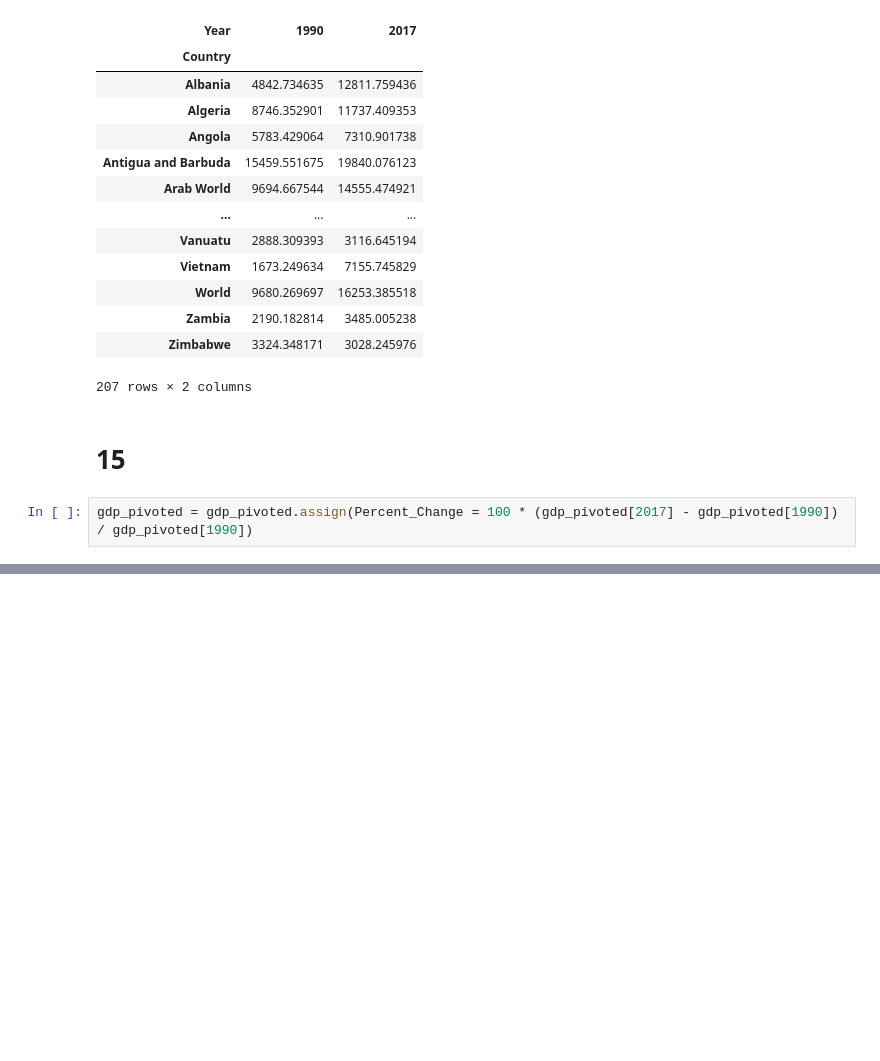
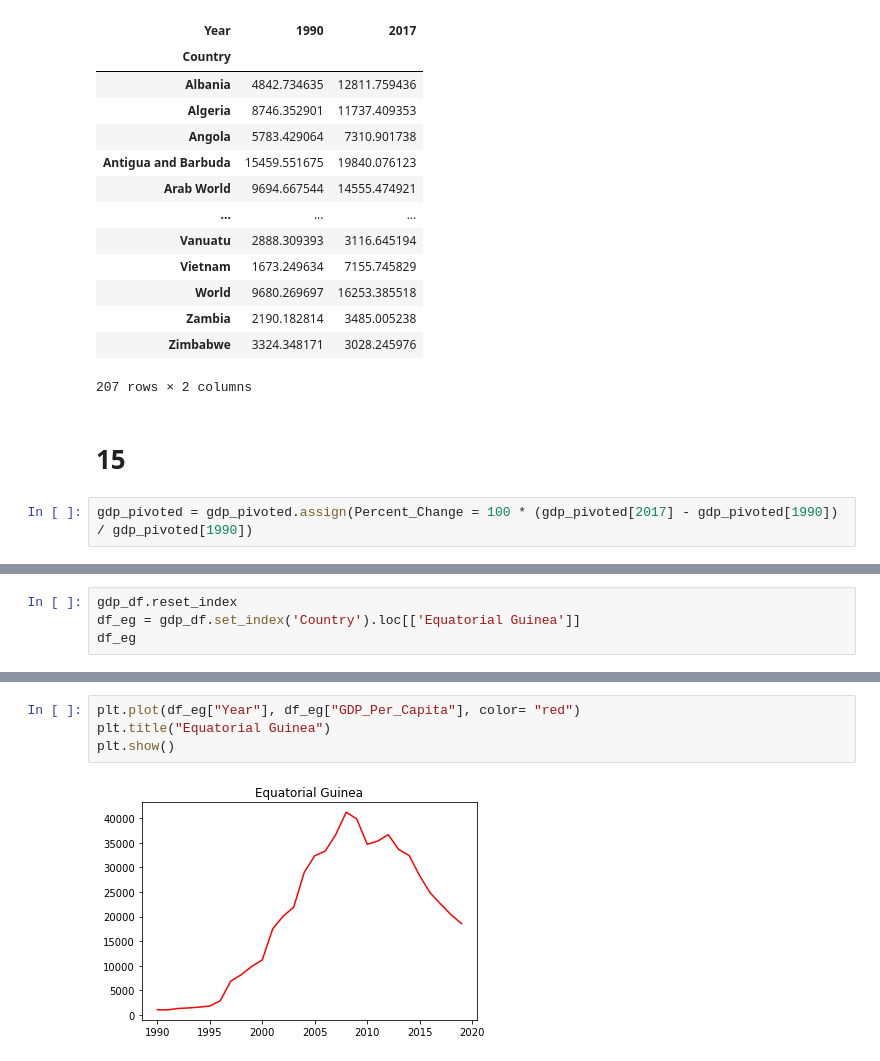
Before and after one commit to nss-data-science-cohort-5/un_exploration-elavender1, a Jupyter notebook: notebooks/data exploration.ipynb, the cells around one changed output, grey strips where cells are left out. Saved outputs shown, nothing was run; the diff lists cells and outputs as text; blank space fills up the shorter version.

```diff
--- a/notebooks/data exploration.ipynb
+++ b/notebooks/data exploration.ipynb
@@ -345,0 +376,4 @@ gdp_pivoted
+# %%
+gdp_df.reset_index
+df_eg = gdp_df.set_index('Country').loc[['Equatorial Guinea']]
+df_eg
@@ -345,0 +399,6 @@ gdp_pivoted
+# %%
+plt.plot(df_eg["Year"], df_eg["GDP_Per_Capita"], color= "red")
+plt.title("Equatorial Guinea")
+plt.show()
+# %% [output]
+[figure, added]
```
Also changed, not shown: parts of 34 cells of this notebook.
